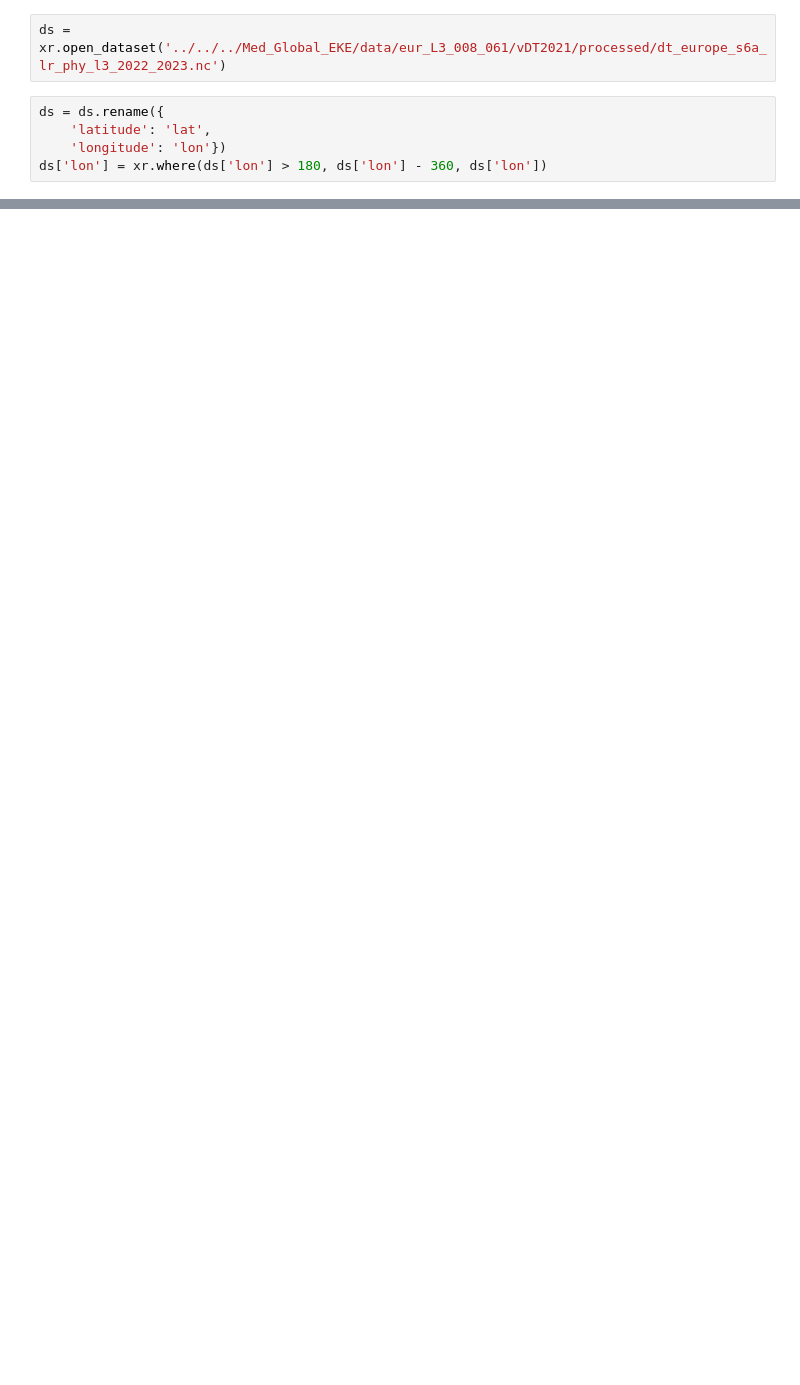
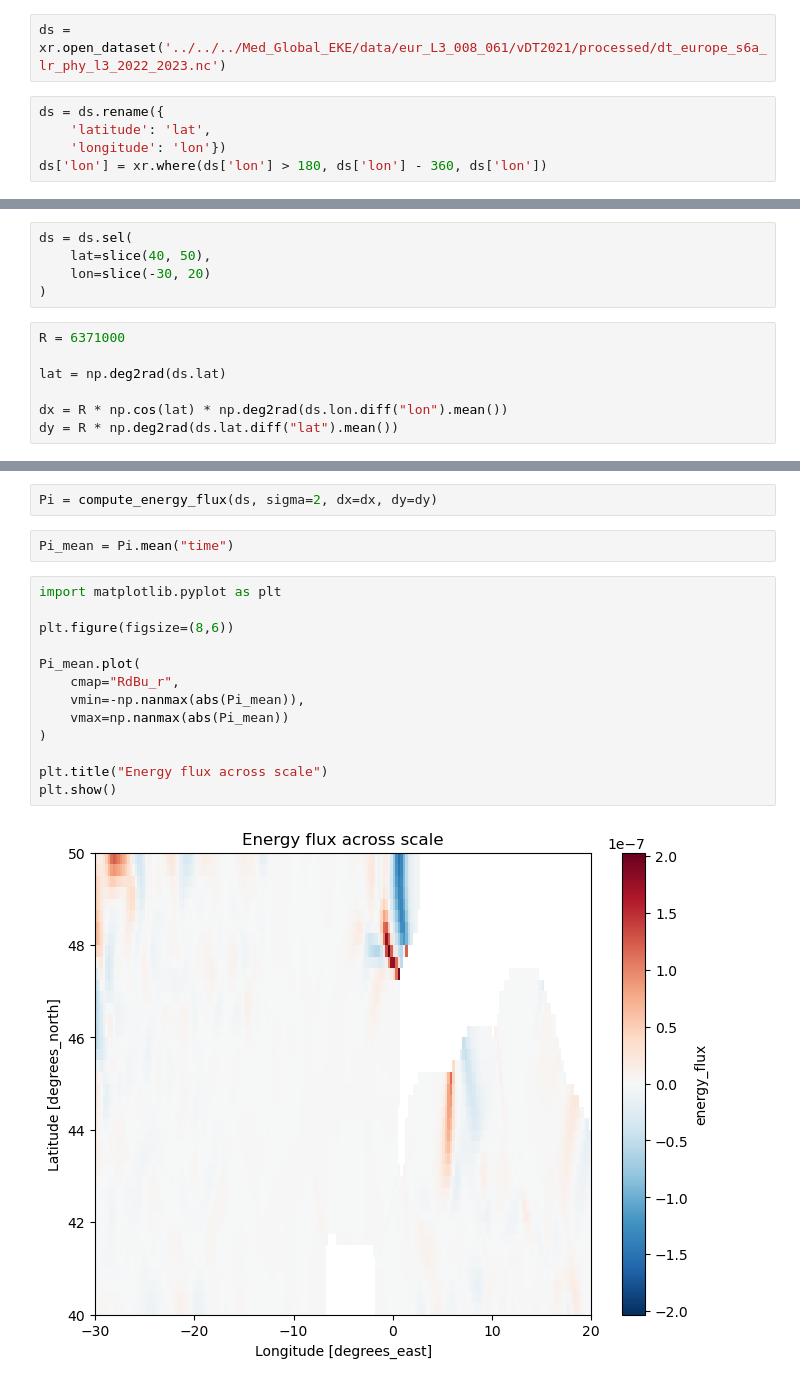
Before and after one commit to phargous/E_transfers, a Jupyter notebook: code/notebooks/1Training.ipynb, the cells around one changed output, grey strips where cells are left out. Cells and saved outputs as stored; diff of their text form; blank space fills up the shorter version.

```diff
--- a/code/notebooks/1Training.ipynb
+++ b/code/notebooks/1Training.ipynb
@@ -37,0 +69,12 @@ a.ARGO_TEMPERATURE_ANOMALY[:,0,70,180].plot()
+# %%
+ds = ds.sel(
+    lat=slice(40, 50),
+    lon=slice(-30, 20)
+)
+# %%
+R = 6371000
+
+lat = np.deg2rad(ds.lat)
+
+dx = R * np.cos(lat) * np.deg2rad(ds.lon.diff("lon").mean())
+dy = R * np.deg2rad(ds.lat.diff("lat").mean())
@@ -37,0 +145,19 @@ a.ARGO_TEMPERATURE_ANOMALY[:,0,70,180].plot()
+# %%
+Pi = compute_energy_flux(ds, sigma=2, dx=dx, dy=dy)
+# %%
+Pi_mean = Pi.mean("time")
+# %%
+import matplotlib.pyplot as plt
+
+plt.figure(figsize=(8,6))
+
+Pi_mean.plot(
+    cmap="RdBu_r",
+    vmin=-np.nanmax(abs(Pi_mean)),
+    vmax=np.nanmax(abs(Pi_mean))
+)
+
+plt.title("Energy flux across scale")
+plt.show()
+# %% [output]
+[figure, added]
```
Also changed, not shown: parts of 9 cells of this notebook.
